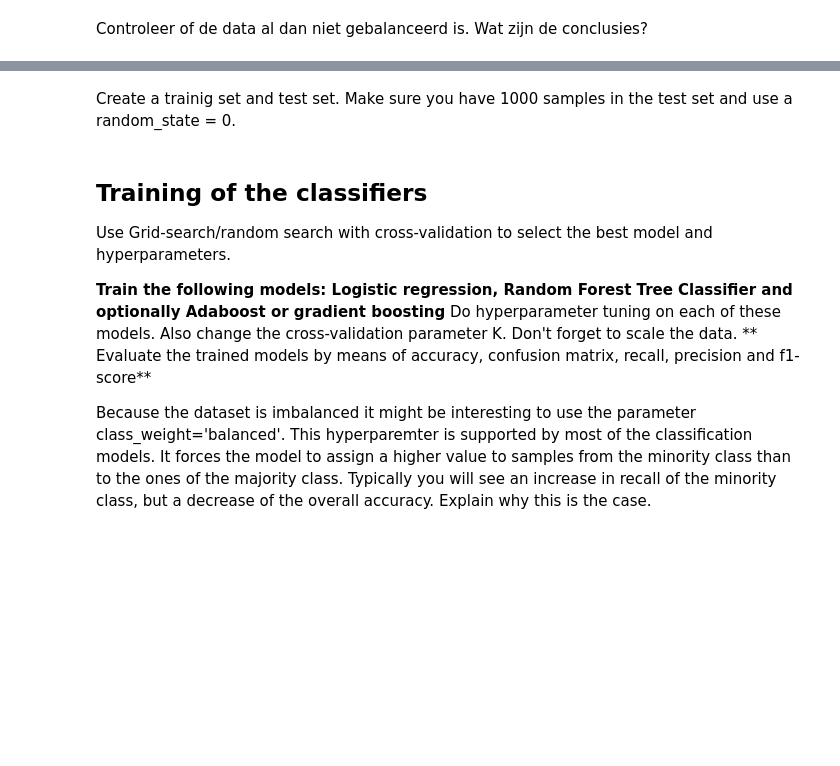
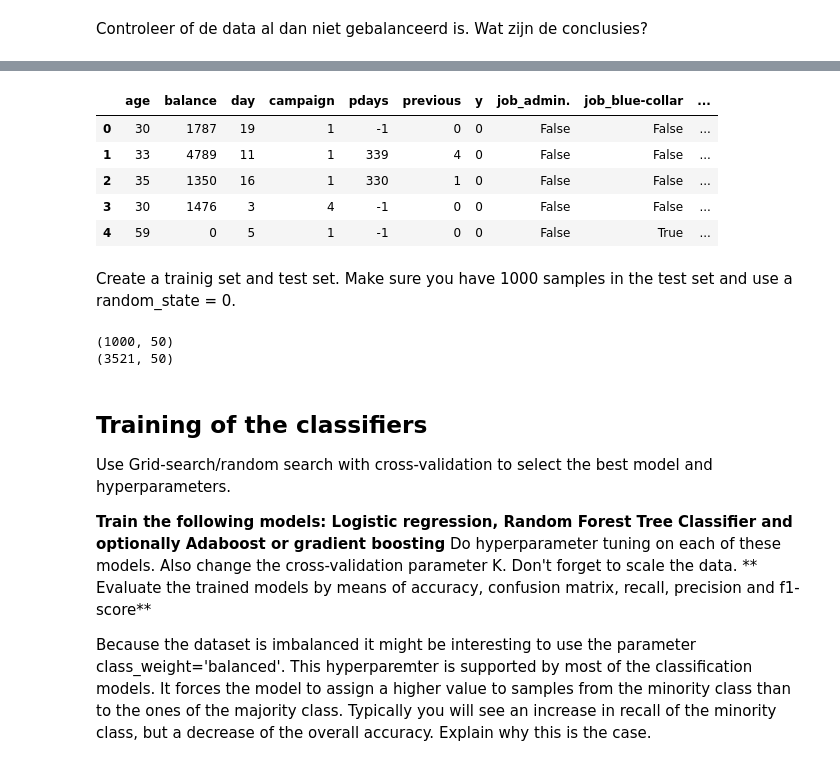
Before and after one commit to Calle-J/Machine-Learning-and-AI-CalleJ, a Jupyter notebook: Session_06_Decistion_Trees_Ensemble_Methods_Assignment/Session_06_Decision_Trees_Ensemble_Methods_Assignment.ipynb, the cells around one changed output, grey strips where cells are left out. Saved outputs shown, nothing was run; the diff lists cells and outputs as text; code cells hidden in the pictures; blank space fills up the shorter version.

```diff
--- a/Session_06_Decistion_Trees_Ensemble_Methods_Assignment/Session_06_Decision_Trees_Ensemble_Methods_Assignment.ipynb
+++ b/Session_06_Decistion_Trees_Ensemble_Methods_Assignment/Session_06_Decision_Trees_Ensemble_Methods_Assignment.ipynb
@@ -659,5 +800,8 @@ Controleer of de data al dan niet gebalanceerd is. Wat zijn de conclusies?
 # %%
 # Remove the duration column from the dataset
-
+dataset.drop('duration', axis=1, inplace=True)
 
 # replace label y: no -> 0 and yes -> 1
+dataset['y'] = dataset['y'].map({'no': 0, 'yes': 1})
+
+dataset.head()
@@ -666,14 +815,62 @@ Controleer of de data al dan niet gebalanceerd is. Wat zijn de conclusies?
+# %%
+# One hot encoding of categorical features
+dataset = pd.concat([dataset, pd.get_dummies(dataset['job'], prefix='job')], axis=1)
+dataset.drop('job', axis=1, inplace=True)
+
+dataset = pd.concat([dataset, pd.get_dummies(dataset['marital'], prefix='marital')], axis=1)
+dataset.drop('marital', axis=1, inplace=True)
+
+dataset = pd.concat([dataset, pd.get_dummies(dataset['education'], prefix='education')], axis=1)
+dataset.drop('education', axis=1, inplace=True)
+
+dataset = pd.concat([dataset, pd.get_dummies(dataset['default'], prefix='default')], axis=1)
+dataset.drop('default', axis=1, inplace=True)
+
+dataset = pd.concat([dataset, pd.get_dummies(dataset['housing'], prefix='housing')], axis=1)
+dataset.drop('housing', axis=1, inplace=True)
+
+dataset = pd.concat([dataset, pd.get_dummies(dataset['loan'], prefix='loan')], axis=1)
+dataset.drop('loan', axis=1, inplace=True)
+
+dataset = pd.concat([dataset, pd.get_dummies(dataset['contact'], prefix='contact')], axis=1)
+dataset.drop('contact', axis=1, inplace=True)
+
+dataset = pd.concat([dataset, pd.get_dummies(dataset['month'], prefix='month')], axis=1)
+dataset.drop('month', axis=1, inplace=True)
+
+dataset = pd.concat([dataset, pd.get_dummies(dataset['poutcome'], prefix='poutcome')], axis=1)
+dataset.drop('poutcome', axis=1, inplace=True)
+
+dataset.head()
+# %% [output]
+|  | age | balance | day | campaign | pdays | previous | y | job_admin. | job_blue-collar | ... |
+| 0 | 30 | 1787 | 19 | 1 | -1 | 0 | 0 | False | False | ... |
+| 1 | 33 | 4789 | 11 | 1 | 339 | 4 | 0 | False | False | ... |
+| 2 | 35 | 1350 | 16 | 1 | 330 | 1 | 0 | False | False | ... |
+| 3 | 30 | 1476 | 3 | 4 | -1 | 0 | 0 | False | False | ... |
+| 4 | 59 | 0 | 5 | 1 | -1 | 0 | 0 | False | True | ... |
 # %% [markdown]
 Create a trainig set and test set.
 Make sure you have 1000 samples in the test set and use a random_state = 0.
 # %%
 # Split into features and targets
-
+X = dataset.drop('y', axis=1)
+y = dataset['y'].values
 
 # Split into training set and test set
-
+X_train, X_test, y_train, y_test = train_test_split(X, y, test_size=1000, random_state=0)
 
 # MinMax scaler normalisation or standard scaler normalization
+scaler = MinMaxScaler()
+
+X_train = scaler.fit_transform(X_train)
+X_test = scaler.transform(X_test)
+
+print(X_test.shape)
+print(X_train.shape)
+# %% [output]
+(1000, 50)
+(3521, 50)
 # %% [markdown]
 ## Training of the classifiers
 
```
Also changed, not shown: parts of 23 cells of this notebook.
